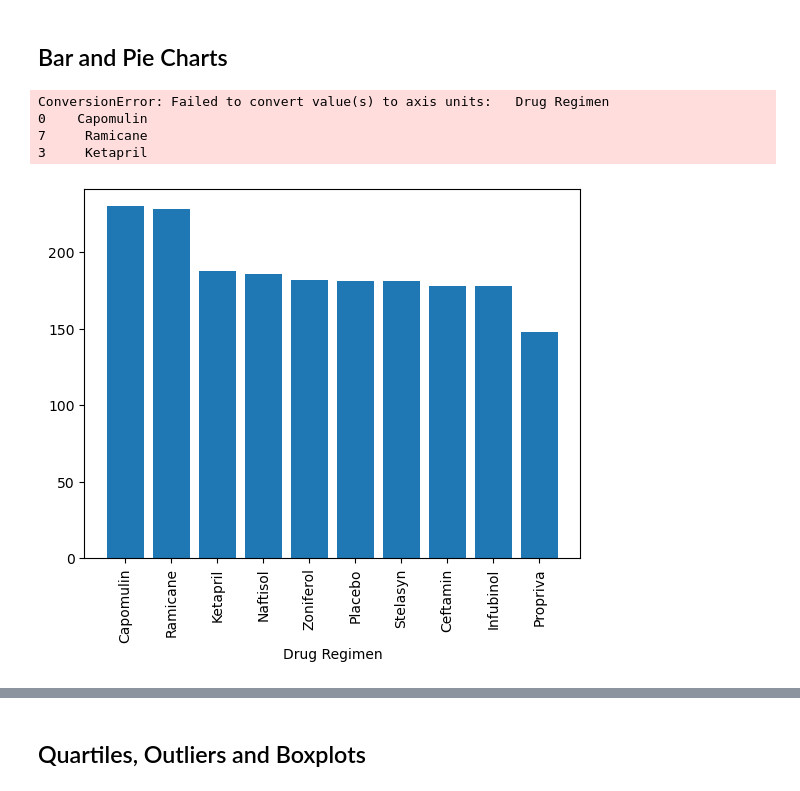
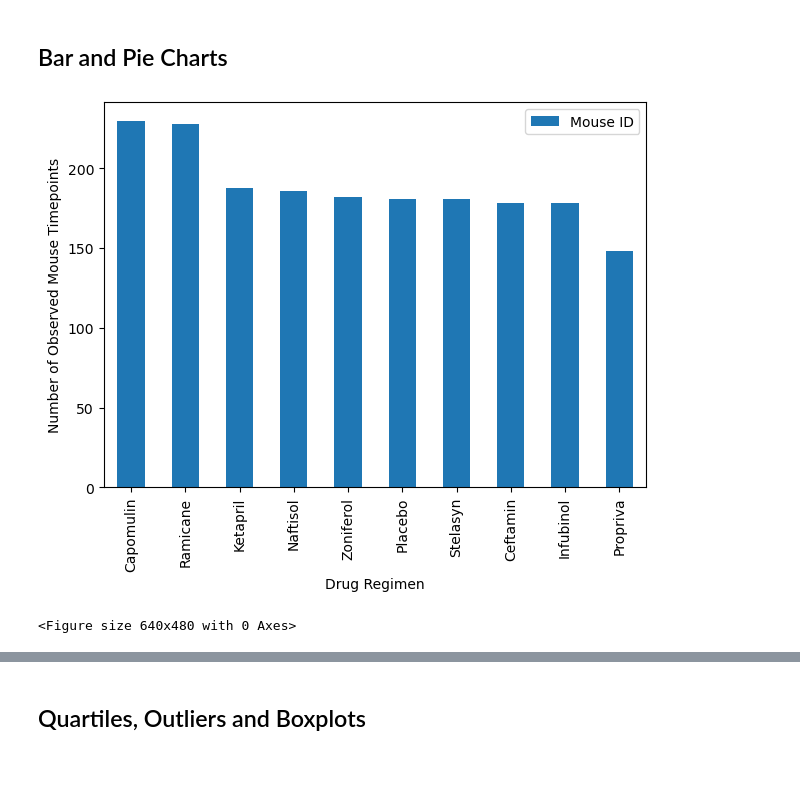
Before and after one commit to CharlesQuinn1/Pymaceuticals, a Jupyter notebook: main.ipynb, the cells around one changed output, grey strips where cells are left out. Drawn from its saved outputs; the diff is of its cells as text; code cells hidden in the pictures.

```diff
--- a/main.ipynb
+++ b/main.ipynb
@@ -135,16 +135,12 @@ combine_clean_single_line_df
 # %%
 # Generate a bar plot showing the total number of rows (Mouse ID/Timepoints) for each drug regimen using Pandas.
 combine_clean_bar = combine_clean_df.groupby('Drug Regimen', as_index=False)['Mouse ID'].count()
 combine_clean_bar.sort_values(by='Mouse ID', ascending=False, inplace=True)
-plt.bar(combine_clean_bar['Drug Regimen'], combine_clean_bar['Mouse ID'])
-plt.xlabel('Drug Regimen')
-plt.xticks(rotation=90)
-plt.bar(x=combine_clean_bar['Drug Regimen'], height = len(combine_clean_bar.index), width = 0.1)
-plt.ylabel('Number of Observed Mouse Timepoints')
+combine_clean_bar = combine_clean_bar.set_index('Drug Regimen')
+# combine_clean_bar.head()
+combine_clean_bar.plot(kind="bar", figsize=(7,5), ylabel='Number of Observed Mouse Timepoints')
 plt.show()
+plt.tight_layout()
 # %% [output]
+[figure, new version]
-ConversionError: Failed to convert value(s) to axis units:   Drug Regimen
-0    Capomulin
-7     Ramicane
-3     Ketapril
+<Figure size 640x480 with 0 Axes>
-[figure, old version]
```
Also changed, not shown: parts of 11 cells of this notebook.
